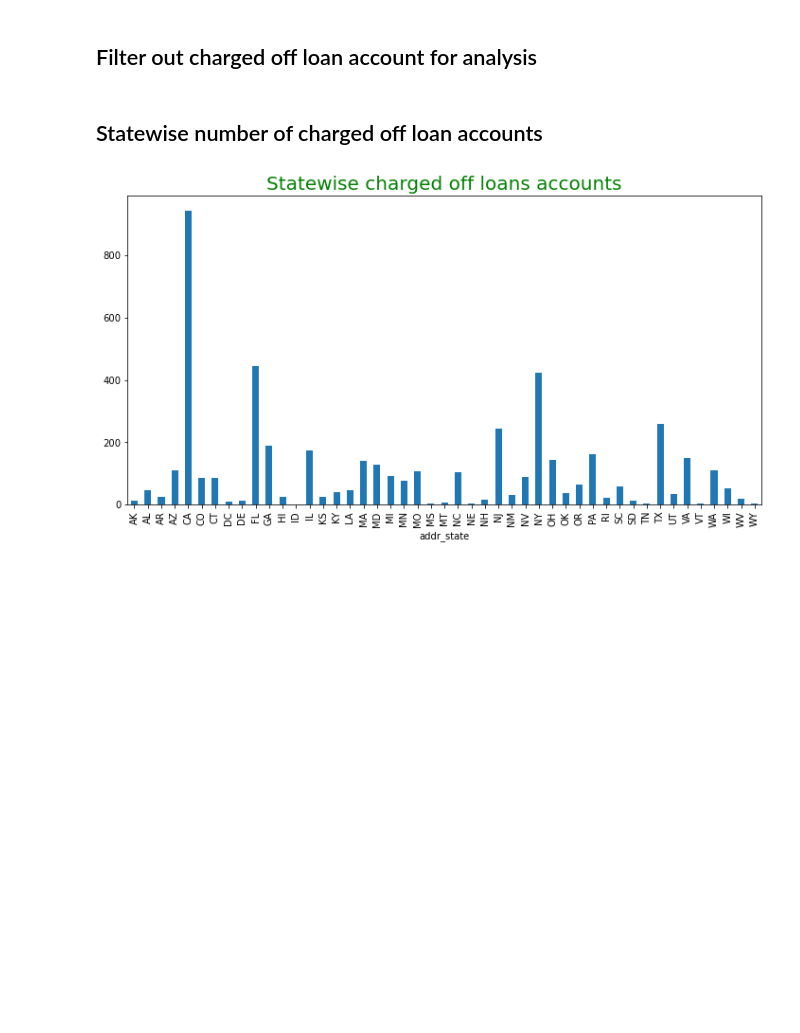
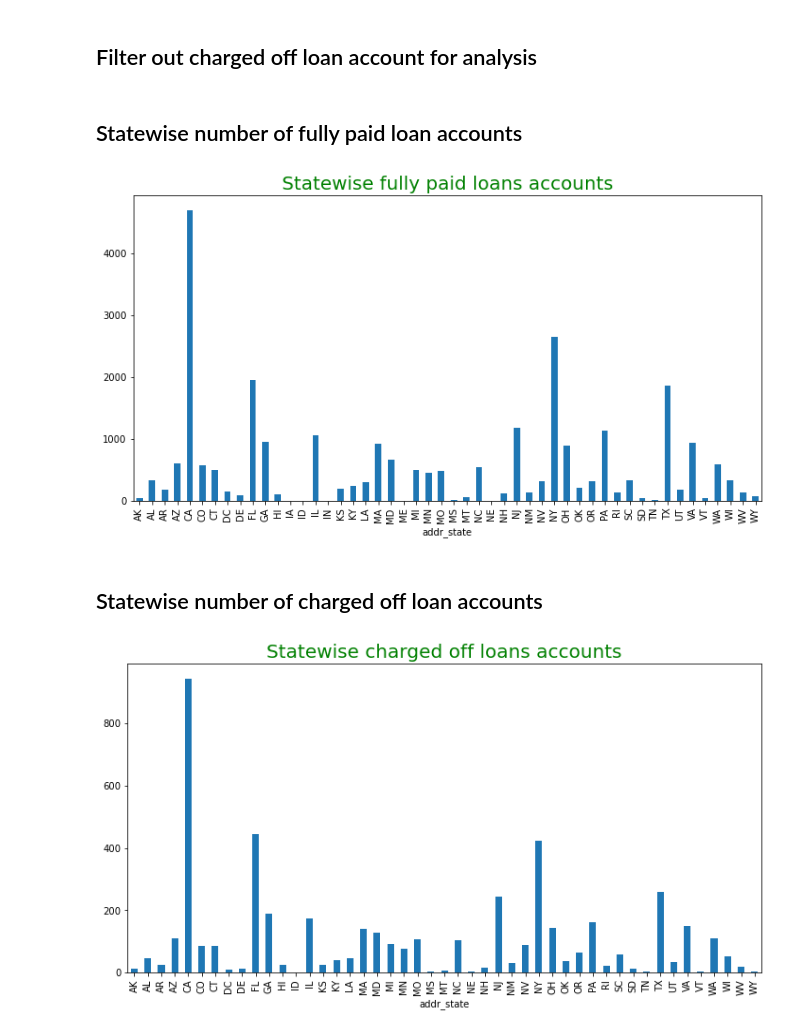
Before and after one commit to sjanorkar/LendingClubCaseStudy, a Jupyter notebook: LendingClubCaseStudy.ipynb, the cells around one changed output. Cells and saved outputs as stored; diff of their text form; code cells hidden in the pictures; blank space fills up the shorter version.

```diff
--- a/LendingClubCaseStudy.ipynb
+++ b/LendingClubCaseStudy.ipynb
@@ -131,7 +142,18 @@ plt.show()
+# %%
+fully_paid = loan[loan.loan_status == "Fully Paid"]
 # %% [markdown]
 ## Filter out charged off loan account for analysis
 # %%
 charged_off = loan[loan.loan_status == "Charged Off"]
+# %% [markdown]
+## Statewise number of fully paid loan accounts
+# %%
+plt.figure(figsize=(12,6))
+fully_paid.groupby(["addr_state"])["loan_status"].count().plot.bar()
+plt.title("Statewise fully paid loans accounts", fontdict={"fontsize": 20, "fontweight": 20, "color": "Green"})
+plt.show()
+# %% [output]
+[figure, added]
 # %% [markdown]
 ## Statewise number of charged off loan accounts
 # %%
```
Also changed, not shown: parts of 30 cells of this notebook.
